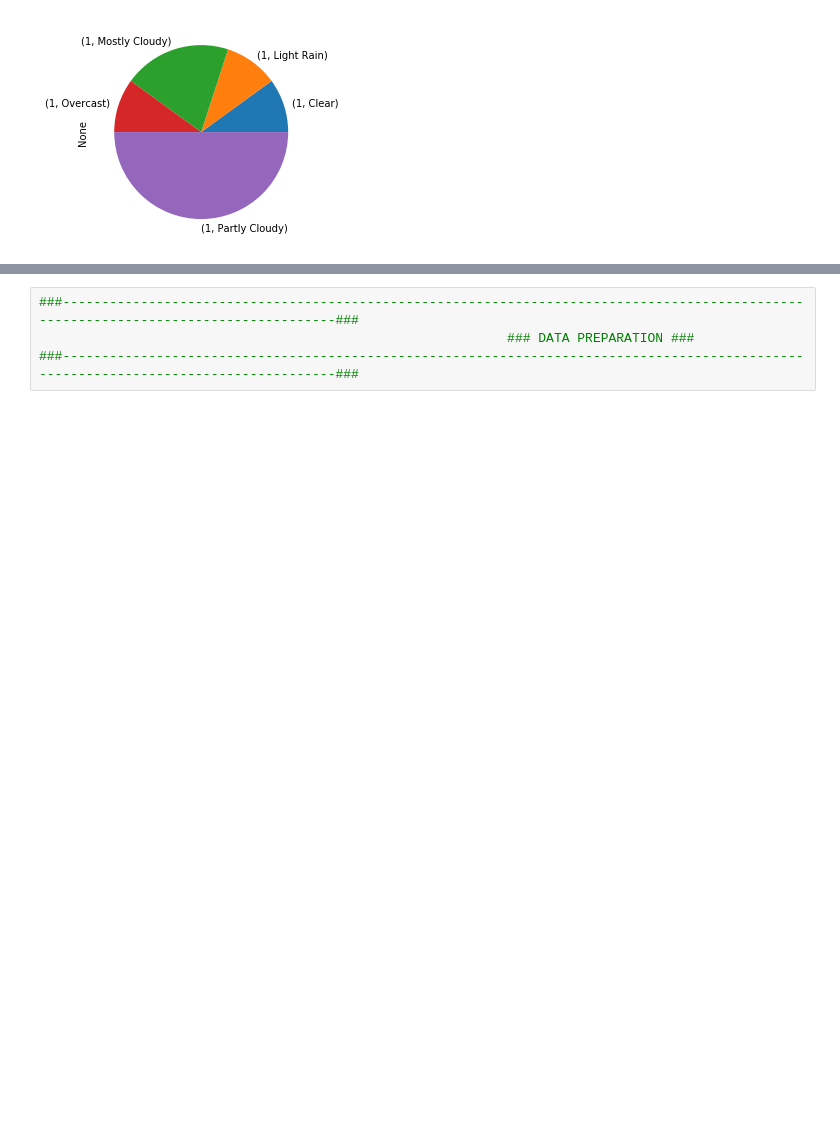
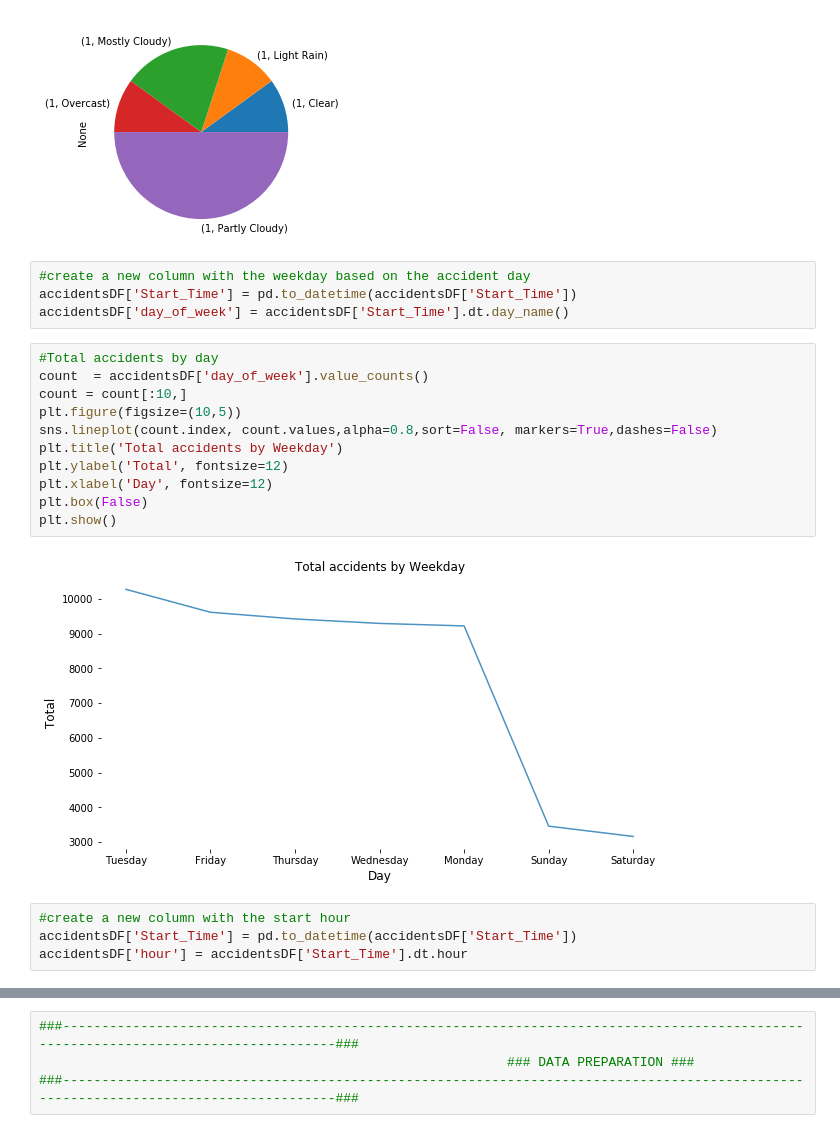
Before and after one commit to isegurau/Mod5Task4-CapstoneProject, a Jupyter notebook: CapstoneProject.ipynb, the cells around one changed output, grey strips where cells are left out. Cells and saved outputs as stored; diff of their text form; blank space fills up the shorter version.

Commit message:
Update CapstoneProject.ipynb
Add some new charts

```diff
--- a/CapstoneProject.ipynb
+++ b/CapstoneProject.ipynb
@@ -222,3 +224,24 @@ accidentsDF.groupby(['Severity','Weather_Condition']).size().head(5).plot(kind='
 # %% [output]
 <matplotlib.axes._subplots.AxesSubplot at 0x...>
 [figure]
+# %%
+#create a new column with the weekday based on the accident day
+accidentsDF['Start_Time'] = pd.to_datetime(accidentsDF['Start_Time'])
+accidentsDF['day_of_week'] = accidentsDF['Start_Time'].dt.day_name()
+# %%
+#Total accidents by day
+count  = accidentsDF['day_of_week'].value_counts()
+count = count[:10,]
+plt.figure(figsize=(10,5))
+sns.lineplot(count.index, count.values,alpha=0.8,sort=False, markers=True,dashes=False)
+plt.title('Total accidents by Weekday')
+plt.ylabel('Total', fontsize=12)
+plt.xlabel('Day', fontsize=12)
+plt.box(False)
+plt.show()
+# %% [output]
+[figure, added]
+# %%
+#create a new column with the start hour
+accidentsDF['Start_Time'] = pd.to_datetime(accidentsDF['Start_Time'])
+accidentsDF['hour'] = accidentsDF['Start_Time'].dt.hour
```
Also changed, not shown: parts of 4 cells of this notebook.
